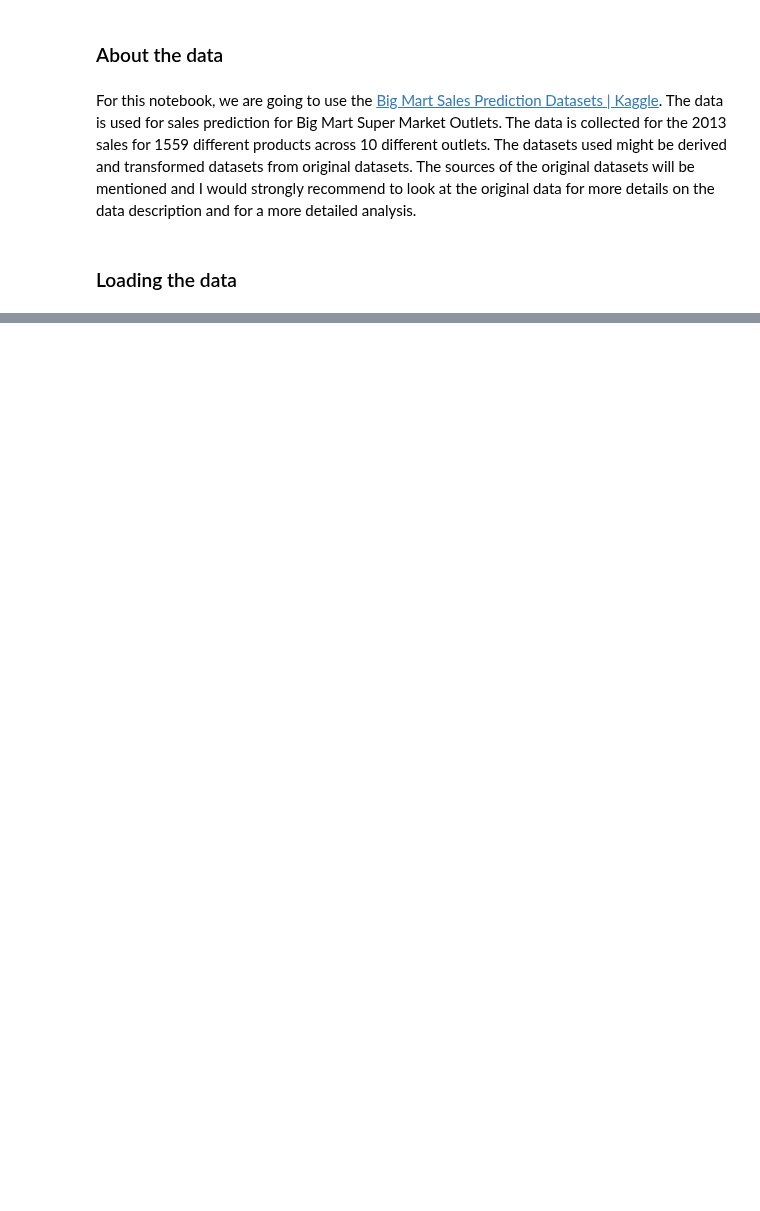
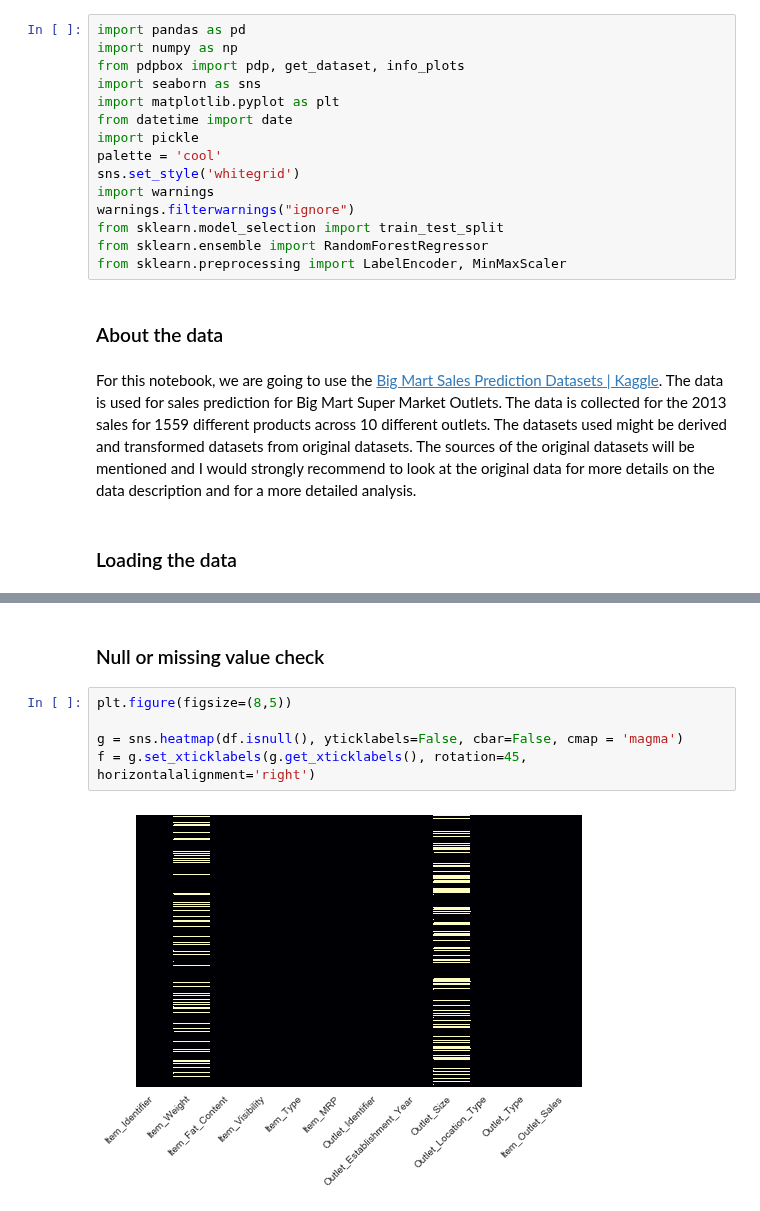
Before and after one commit to PacktPublishing/Applied-Machine-Learning-Explainability-Techniques, a Jupyter notebook: Chapter02/Partial Dependence Plot.ipynb, the cells around one changed output, grey strips where cells are left out. Saved outputs shown, nothing was run; the diff lists cells and outputs as text; blank space fills up the shorter version.

```diff
--- a/Chapter02/Partial Dependence Plot.ipynb
+++ b/Chapter02/Partial Dependence Plot.ipynb
@@ -22,3 +18,18 @@ from pdpbox import pdp, get_dataset, info_plots
+# %%
+import pandas as pd
+import numpy as np
+from pdpbox import pdp, get_dataset, info_plots
+import seaborn as sns
+import matplotlib.pyplot as plt
+from datetime import date
+import pickle
+palette = 'cool'
+sns.set_style('whitegrid')
+import warnings
+warnings.filterwarnings("ignore")
+from sklearn.model_selection import train_test_split
+from sklearn.ensemble import RandomForestRegressor
+from sklearn.preprocessing import LabelEncoder, MinMaxScaler
 # %% [markdown]
 ### About the data
 # %% [markdown]
@@ -37,0 +94,9 @@ df.head()
+# %% [markdown]
+### Null or missing value check
+# %%
+plt.figure(figsize=(8,5))
+
+g = sns.heatmap(df.isnull(), yticklabels=False, cbar=False, cmap = 'magma')
+f = g.set_xticklabels(g.get_xticklabels(), rotation=45, horizontalalignment='right')
+# %% [output]
+[figure, added]
```
Also changed, not shown: parts of 19 cells of this notebook.
